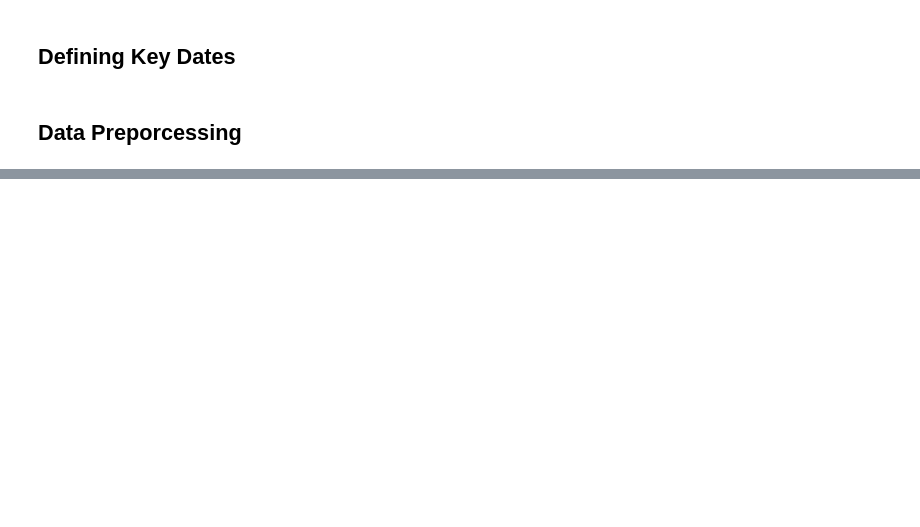
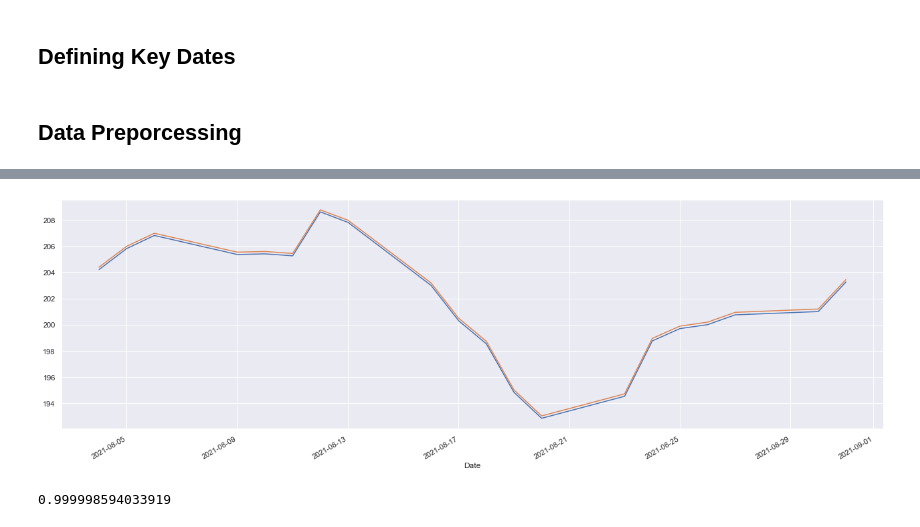
Before and after one commit to Hassi34/TimeSeriesAnalysis, a Jupyter notebook: ForecastingStocks_Fourier.ipynb, the cells around one changed output, grey strips where cells are left out. Cells and saved outputs as stored; diff of their text form; code cells hidden in the pictures; blank space fills up the shorter version.

```diff
--- a/ForecastingStocks_Fourier.ipynb
+++ b/ForecastingStocks_Fourier.ipynb
@@ -87,0 +167,29 @@ df.Close.plot(figsize=)
+# %%
+from sklearn.model_selection import GridSearchCV, TimeSeriesSplit
+from sklearn.linear_model import Ridge
+import numpy as np
+from sklearn.base import BaseEstimator, TransformerMixin
+
+class FourierComponents(BaseEstimator, TransformerMixin):
+    def __init__(self, freqs):
+        """Create features based on sin(2*pi*f*t) and cos(2*pi*f*t)."""
+        self.freqs = freqs
+
+    def fit(self, X, y=None):
+        return self
+
+    def transform(self, X):
+        Xt = np.zeros((X.shape[0], 2*len(self.freqs)))
+
+        for i, f in enumerate(self.freqs):
+
+            Xt[:, 2*i]= np.cos(2*np.pi*f*X).reshape(-1)
+            Xt[:, 2*i + 1] = np.sin(2*np.pi*f*X).reshape(-1)
+
+        return Xt
+# %%
+fourier= FourierComponents([1/(365), 1/(2*365), 1/(260)])
+pipe = Pipeline([
+    ('fourier', fourier),
+    ('lr', GridSearchCV(Ridge(), param_grid={'alpha': np.logspace(-2,2,10)}, cv=TimeSeriesSplit(5)))
+])
@@ -87,0 +212,2 @@ df.Close.plot(figsize=)
+# %%
+pipe.fit(df['Close'].values, df['Close'])
@@ -87,0 +225,3 @@ df.Close.plot(figsize=)
+# %%
+pred = pd.DataFrame(pipe.predict(df['Close'].values), index = df.index, columns=['predictions'])
+pred.head()
@@ -87,0 +236,9 @@ df.Close.plot(figsize=)
+# %%
+plt.plot(df['Close'][-20:])
+pred.predictions[-20:].plot();
+# %% [output]
+[figure, added]
+# %%
+pipe.score(df['Close'].values, df['Close'])
+# %% [output]
+0.999998594033919
```
Also changed, not shown: parts of 15 cells of this notebook, 7 other files.
